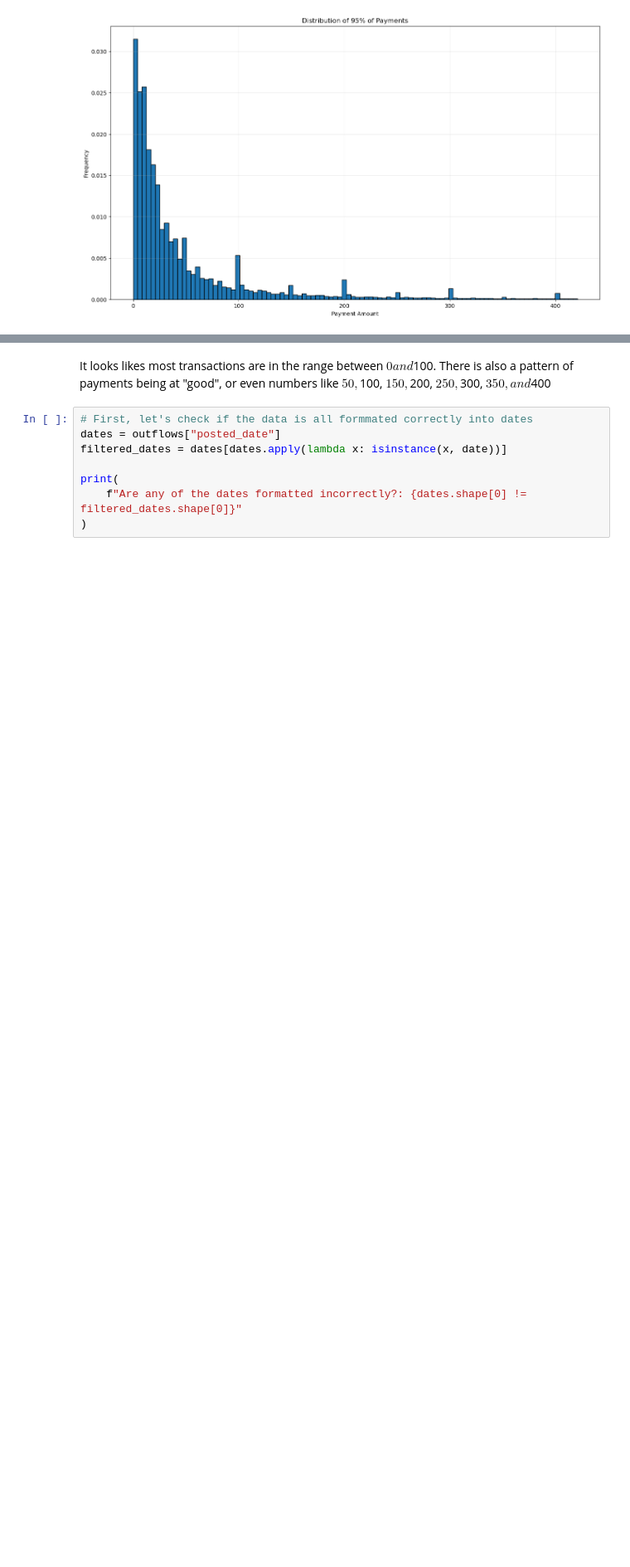
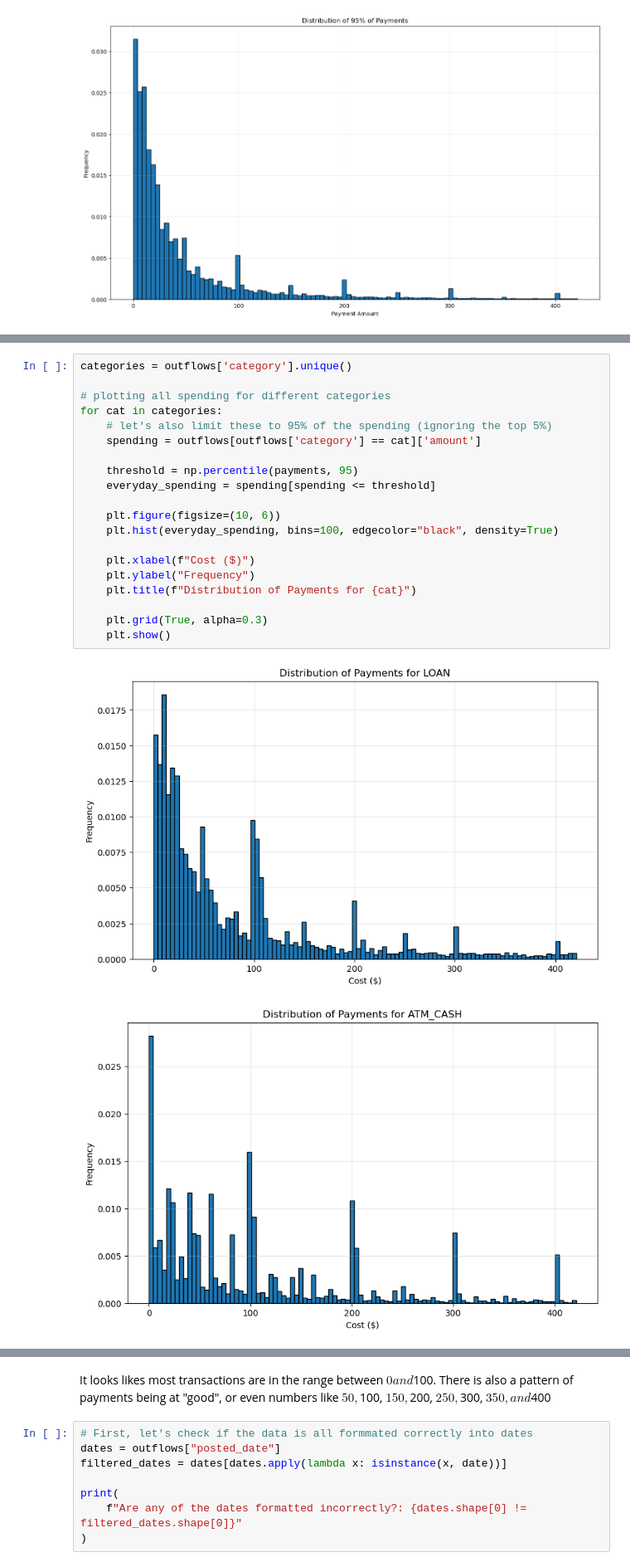
Before and after one commit to hillarychang/dsc180a-capstone, a Jupyter notebook: notebooks/kevin_data_exploration.ipynb, the cells around one changed output, grey strips where cells are left out. Shown at 83% size. Drawn from its saved outputs; the diff is of its cells as text; blank space fills up the shorter version.

```diff
--- a/notebooks/kevin_data_exploration.ipynb
+++ b/notebooks/kevin_data_exploration.ipynb
@@ -85,0 +113,23 @@ plt.show()
+# %%
+categories = outflows['category'].unique()
+
+# plotting all spending for different categories
+for cat in categories:
+    # let's also limit these to 95% of the spending (ignoring the top 5%)
+    spending = outflows[outflows['category'] == cat]['amount']
+
+    threshold = np.percentile(payments, 95)
+    everyday_spending = spending[spending <= threshold]
+
+    plt.figure(figsize=(10, 6))
+    plt.hist(everyday_spending, bins=100, edgecolor="black", density=True)
+
+    plt.xlabel(f"Cost ($)")
+    plt.ylabel("Frequency")
+    plt.title(f"Distribution of Payments for {cat}")
+
+    plt.grid(True, alpha=0.3)
+    plt.show()
+# %% [output]
+[figure, added]
+[figure, added]
```
Also changed, not shown: parts of 9 cells of this notebook.
